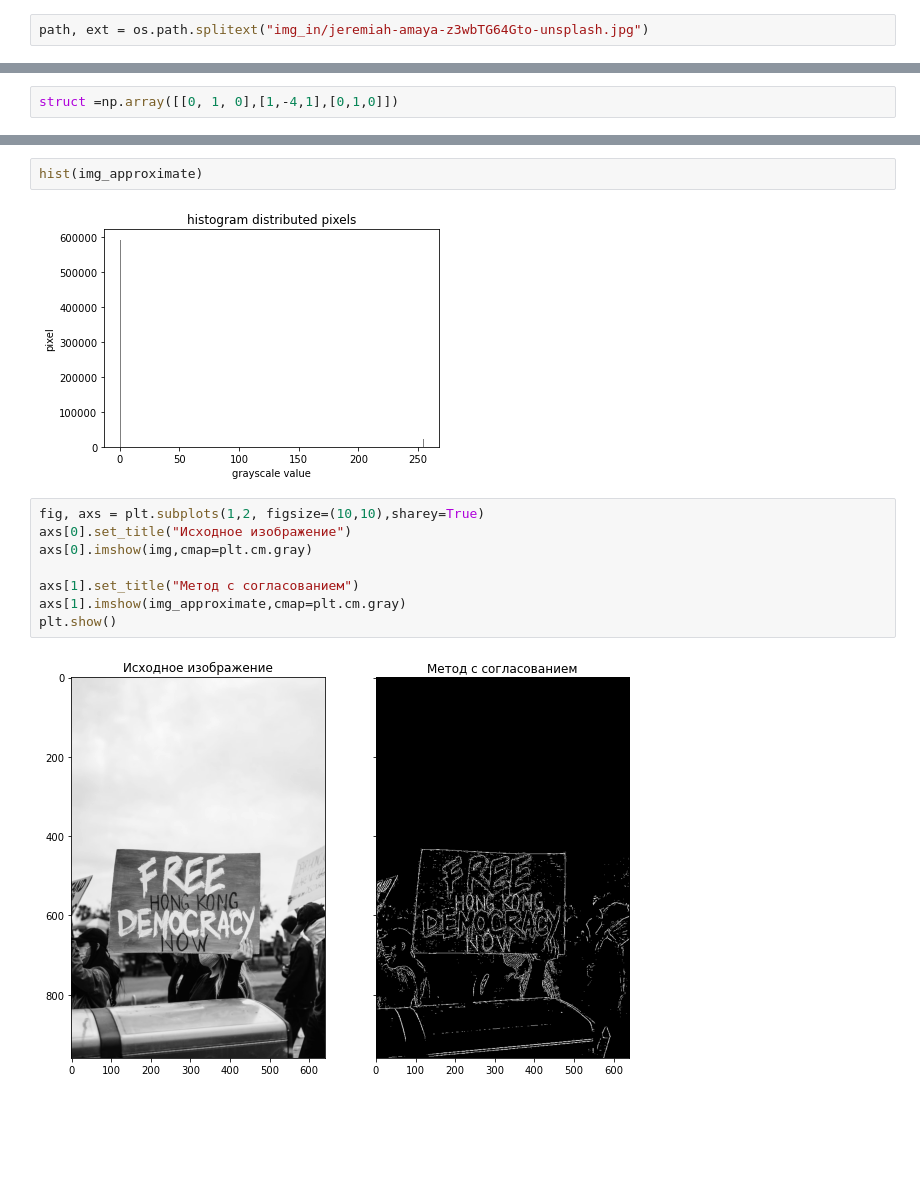
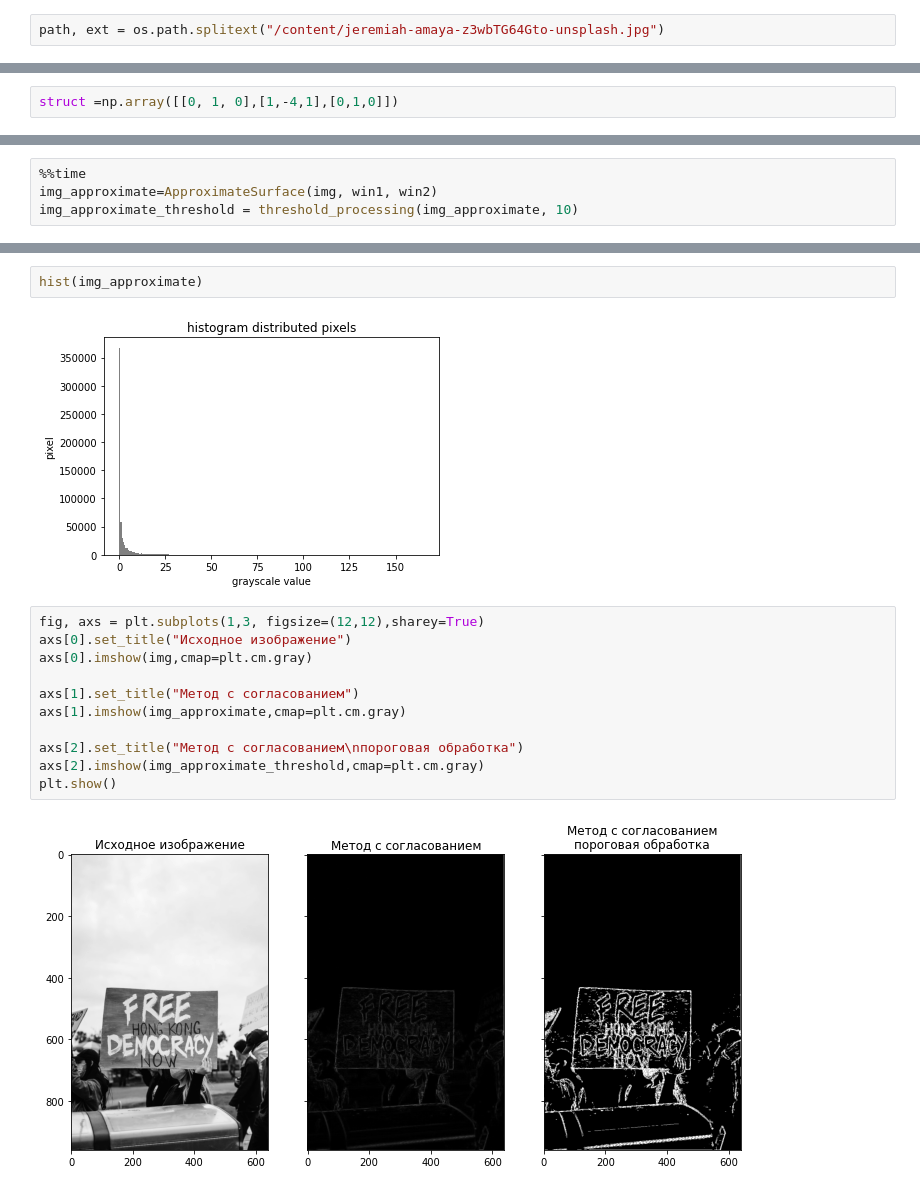
Before and after one commit to yaroslavtsepkov/image-analysis-processing, a Jupyter notebook: 04-diff-gradient-tsepkov-yaroslav.ipynb, the cells around one changed output, grey strips where cells are left out. Drawn from its saved outputs; the diff is of its cells as text; blank space fills up the shorter version.

```diff
--- a/04-diff-gradient-tsepkov-yaroslav.ipynb
+++ b/04-diff-gradient-tsepkov-yaroslav.ipynb
@@ -6,7 +6,7 @@ import math
 from numba import njit, prange
 import os
 # %%
-path, ext = os.path.splitext("img_in/jeremiah-amaya-z3wbTG64Gto-unsplash.jpg")
+path, ext = os.path.splitext("/content/jeremiah-amaya-z3wbTG64Gto-unsplash.jpg")
 # %%
 ext
 # %% [output]
@@ -99,0 +94,4 @@ Wall time: 25.1 s
+# %%
+%%time
+img_approximate=ApproximateSurface(img, win1, win2)
+img_approximate_threshold = threshold_processing(img_approximate, 10)
@@ -100,15 +101,18 @@ Wall time: 25.1 s
 # %%
 hist(img_approximate)
 # %% [output]
-[figure, old version]
+[figure, new version]
 # %%
-fig, axs = plt.subplots(1,2, figsize=(10,10),sharey=True)
+fig, axs = plt.subplots(1,3, figsize=(12,12),sharey=True)
 axs[0].set_title("Исходное изображение")
 axs[0].imshow(img,cmap=plt.cm.gray)
 
 axs[1].set_title("Метод с согласованием")
 axs[1].imshow(img_approximate,cmap=plt.cm.gray)
+
+axs[2].set_title("Метод с согласованием\nпороговая обработка")
+axs[2].imshow(img_approximate_threshold,cmap=plt.cm.gray)
 plt.show()
 # %% [output]
-[figure, old version]
+[figure, new version]
 # %%
```
Also changed, not shown: parts of 12 cells of this notebook.
